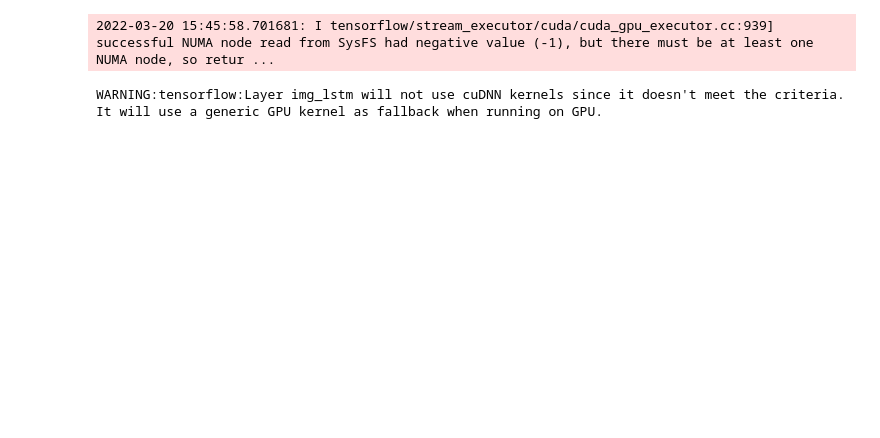
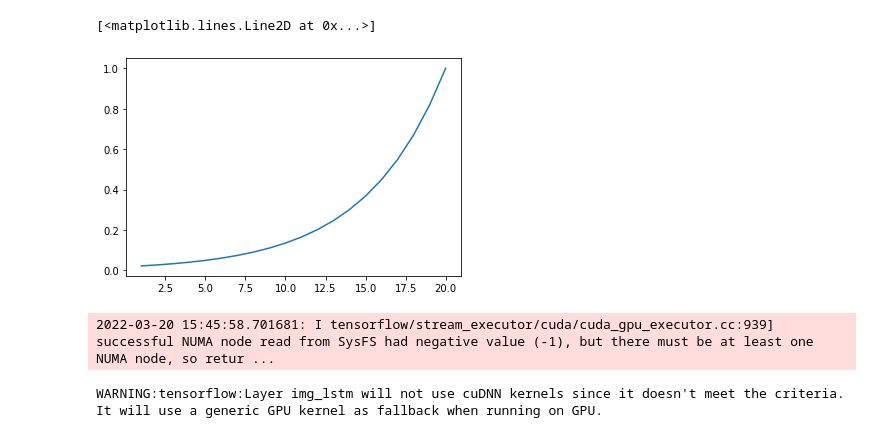
Before and after one commit to EuiseokJeong/2022_ABAW_imlab, a Jupyter notebook: test.ipynb, the cells around one changed output. Drawn from its saved outputs; the diff is of its cells as text; code cells hidden in the pictures; blank space fills up the shorter version.

```diff
--- a/test.ipynb
+++ b/test.ipynb
@@ -1,3 +54,11 @@
+# %%
+x = [x+1 for x in range(20)]
+y = [np.exp((x-20)/5) for x in x]
+# %%
+plt.plot(x, y)
+# %% [output]
+[<matplotlib.lines.Line2D at 0x...>]
+[figure, added]
 # %%
 import tensorflow as tf
 test = tf.keras.models.load_model('/home/euiseokjeong/Desktop/IMLAB/2022_ABAW_imlab/NAS/2022/result/2022_3_20_15_41_54/weight/epoch(7)model_gen_1')
```
Also changed, not shown: parts of 10 cells of this notebook, 2 other files.
